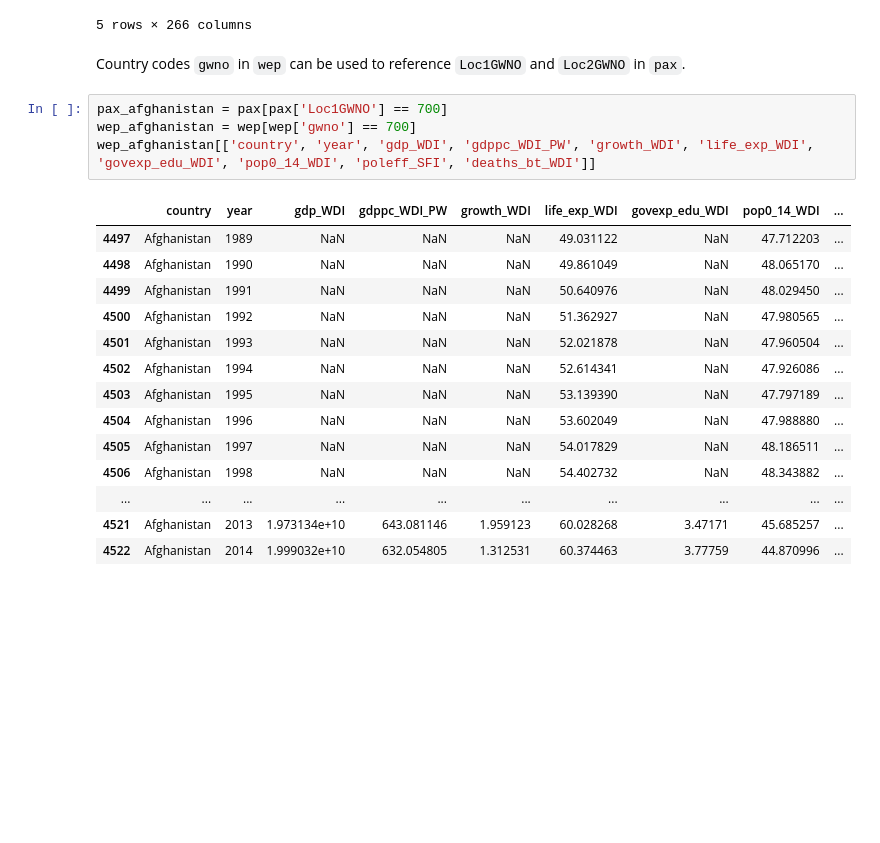
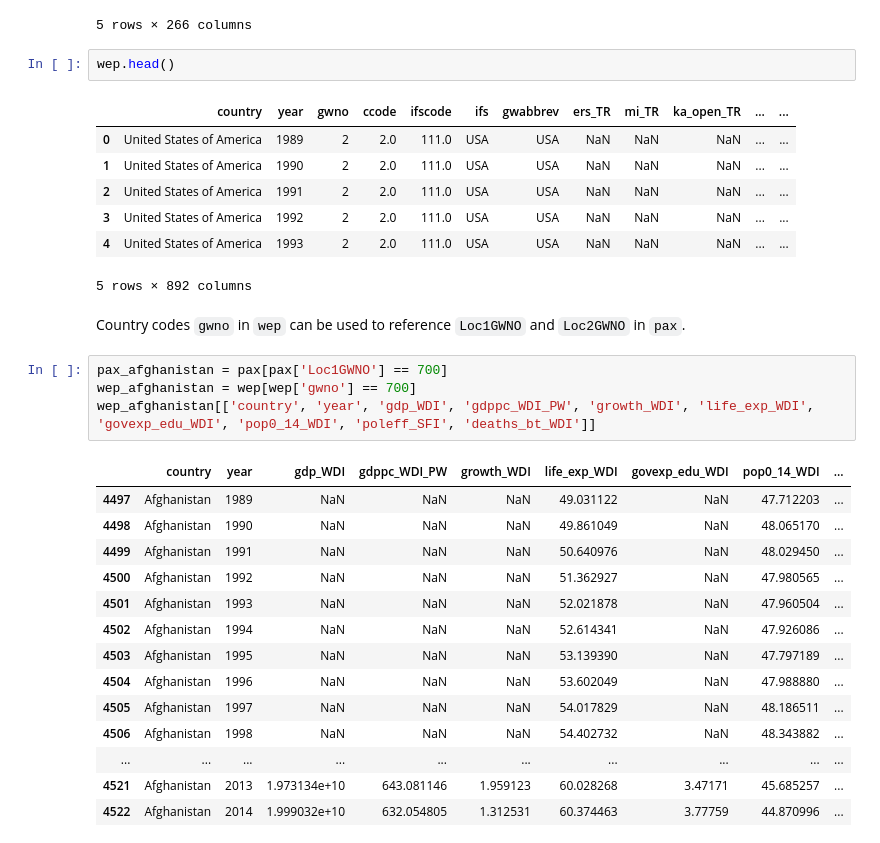
Before and after one commit to clementinelove/ds4d-pa-x, a Jupyter notebook: src/jupyter/main.ipynb, the cells around one changed output. Drawn from its saved outputs; the diff is of its cells as text; blank space fills up the shorter version.

```diff
--- a/src/jupyter/main.ipynb
+++ b/src/jupyter/main.ipynb
@@ -15,6 +15,16 @@ pax.head()
 | 3 | Nicaragua | Government | 32.0 | Nicaragua contra process | Americas | 589 | The Toncontin Agreement | 1990/3/23 | Multiparty signed/agreed | 3 | ... | ... |
 | 4 | Guatemala | Government | 51.0 | Guatemala peace process | Americas | 309 | Basic Agreement for the Search fo... | 1990/3/30 | Multiparty signed/agreed | 3 | ... | ... |
 5 rows × 266 columns
+# %%
+wep.head()
+# %% [output]
+|  | country | year | gwno | ccode | ifscode | ifs | gwabbrev | ers_TR | mi_TR | ka_open_TR | ... | ... |
+| 0 | United States of America | 1989 | 2 | 2.0 | 111.0 | USA | USA | NaN | NaN | NaN | ... | ... |
+| 1 | United States of America | 1990 | 2 | 2.0 | 111.0 | USA | USA | NaN | NaN | NaN | ... | ... |
+| 2 | United States of America | 1991 | 2 | 2.0 | 111.0 | USA | USA | NaN | NaN | NaN | ... | ... |
+| 3 | United States of America | 1992 | 2 | 2.0 | 111.0 | USA | USA | NaN | NaN | NaN | ... | ... |
+| 4 | United States of America | 1993 | 2 | 2.0 | 111.0 | USA | USA | NaN | NaN | NaN | ... | ... |
+5 rows × 892 columns
 # %% [markdown]
 Country codes `gwno` in `wep` can be used to reference `Loc1GWNO` and `Loc2GWNO` in `pax`.
 # %%
```
Also changed, not shown: parts of 2 cells of this notebook, 1 other file.
